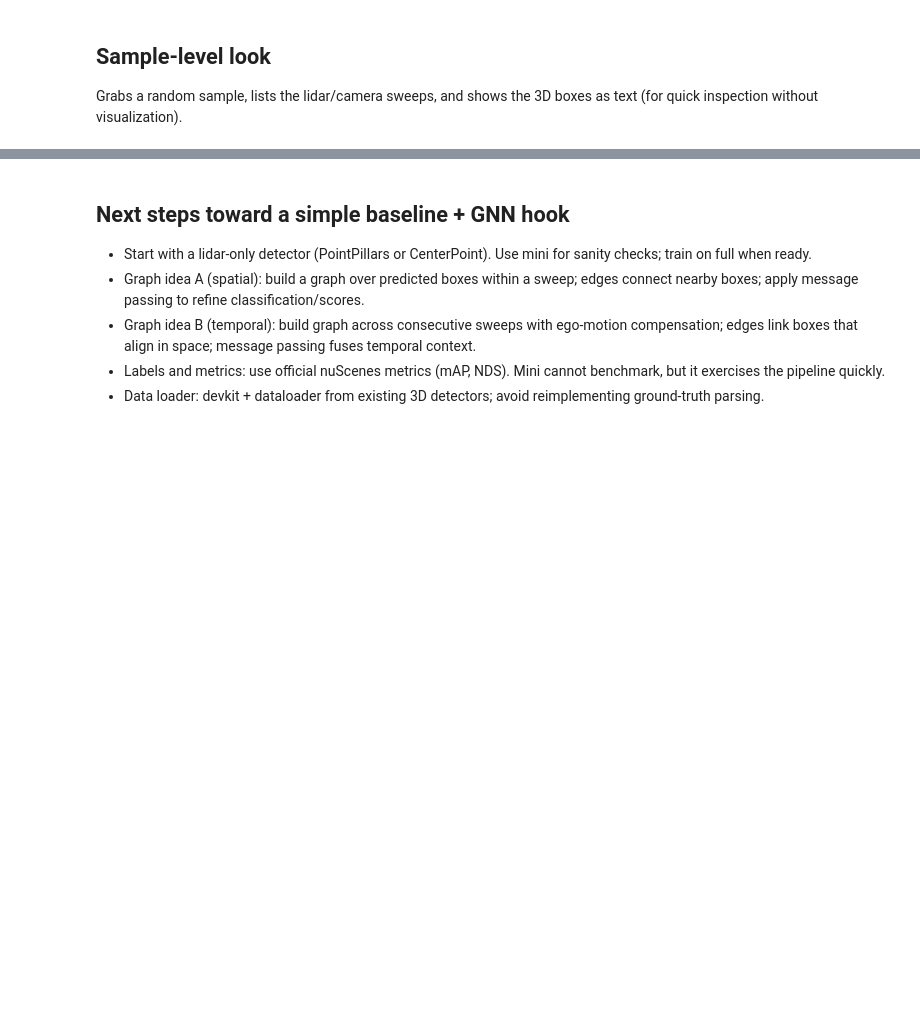
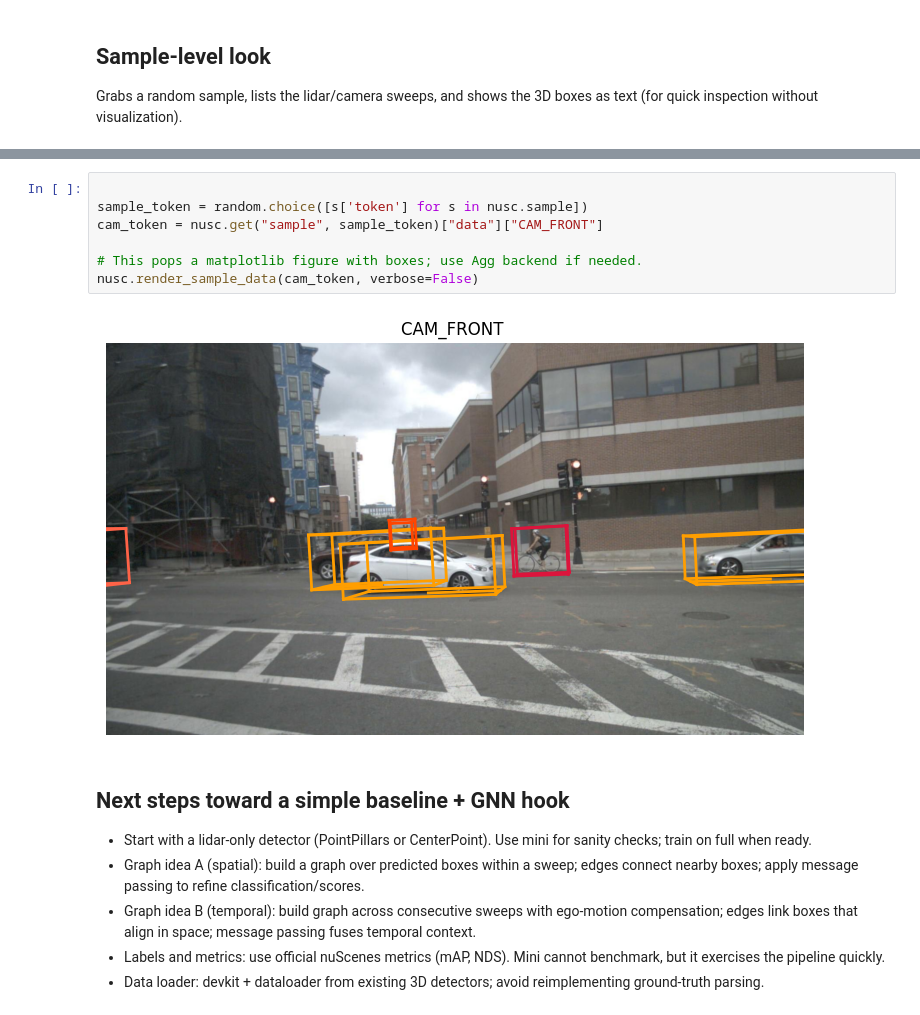
Before and after one commit to merdem22/COMP541_Project, a Jupyter notebook: notebooks/nuscenes_mini_exploration.ipynb, the cells around one changed output, grey strips where cells are left out. Cells and saved outputs as stored; diff of their text form; blank space fills up the shorter version.

```diff
--- a/notebooks/nuscenes_mini_exploration.ipynb
+++ b/notebooks/nuscenes_mini_exploration.ipynb
@@ -93,3 +164,12 @@ for ann_token in sample["anns"][:10]:  # limit output
+# %%
+
+sample_token = random.choice([s['token'] for s in nusc.sample])
+cam_token = nusc.get("sample", sample_token)["data"]["CAM_FRONT"]
+
+# This pops a matplotlib figure with boxes; use Agg backend if needed.
+nusc.render_sample_data(cam_token, verbose=False)
+# %% [output]
+[figure, added]
 # %% [markdown]
 ## Next steps toward a simple baseline + GNN hook
 
```
Also changed, not shown: parts of 5 cells of this notebook, 2 other files.
